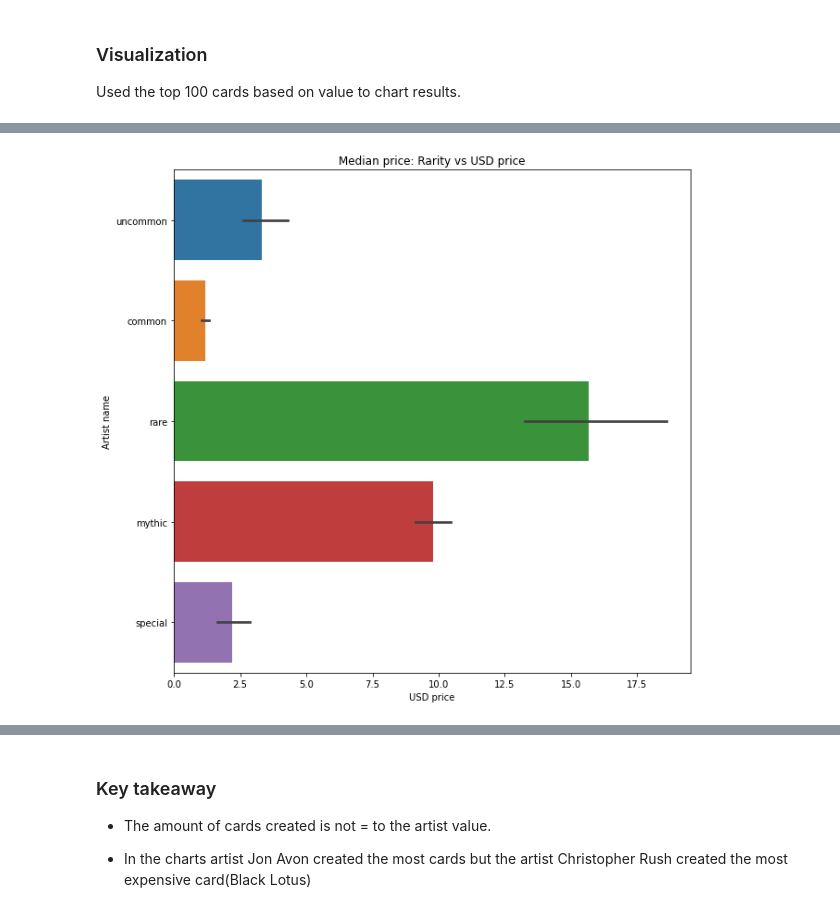
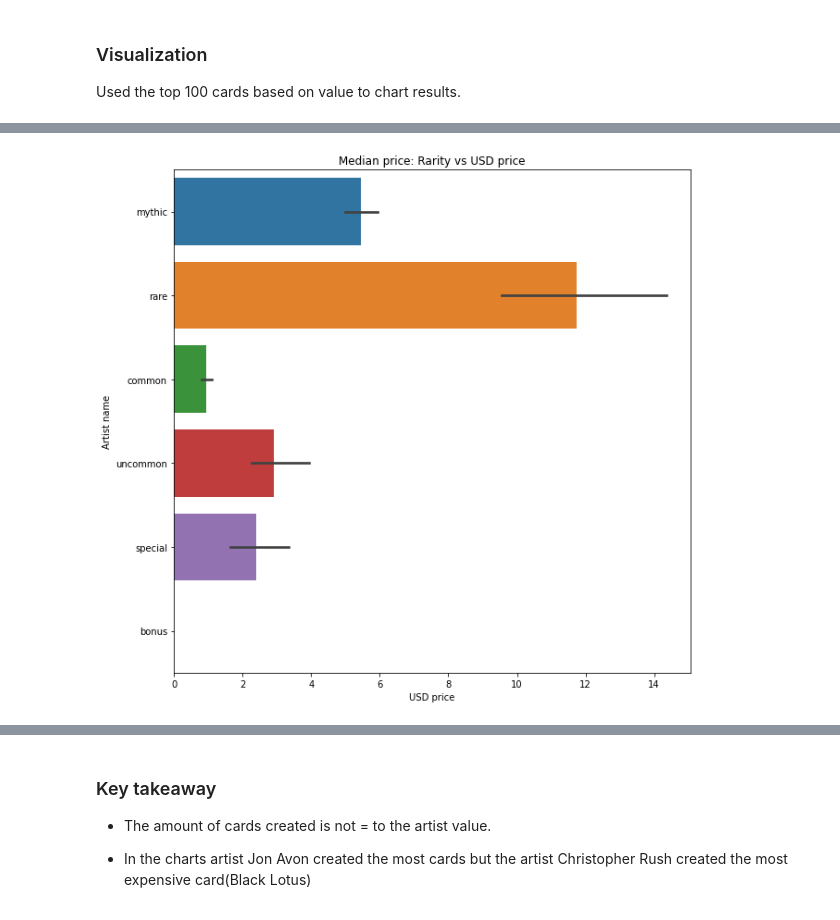
Before and after one commit to Jemison-DavidJasonStephenVasiliy/MTG-Project, a Jupyter notebook: David/explore_data.ipynb, the cells around one changed output, grey strips where cells are left out. Drawn from its saved outputs; the diff is of its cells as text; code cells hidden in the pictures.

```diff
--- a/David/explore_data.ipynb
+++ b/David/explore_data.ipynb
@@ -184,16 +184,16 @@ vis_artist_by_usd(df3)
 # %%
 # Median price for all cards based on Rarity and USD price
-def vis_rarity_by_usd(df):
+def vis_rarity_by_usd(train):
     plt.figure(figsize=(10,10))
-    sns.barplot(data=df, x='usd', y='rarity')
+    sns.barplot(data=train, x='usd', y='rarity')
     plt.title('Median price: Rarity vs USD price')
     plt.xlabel('USD price')
     plt.ylabel('Artist name')
     plt.show()
-
-vis_rarity_by_usd(df)
-# %% [output]
-[figure, removed]
+# %%
+vis_rarity_by_usd(train)
+# %% [output]
+[figure, added]
 # %%
 df.rarity.value_counts()
 # %% [output]
```
Also changed, not shown: parts of 28 cells of this notebook, 1 other file.
